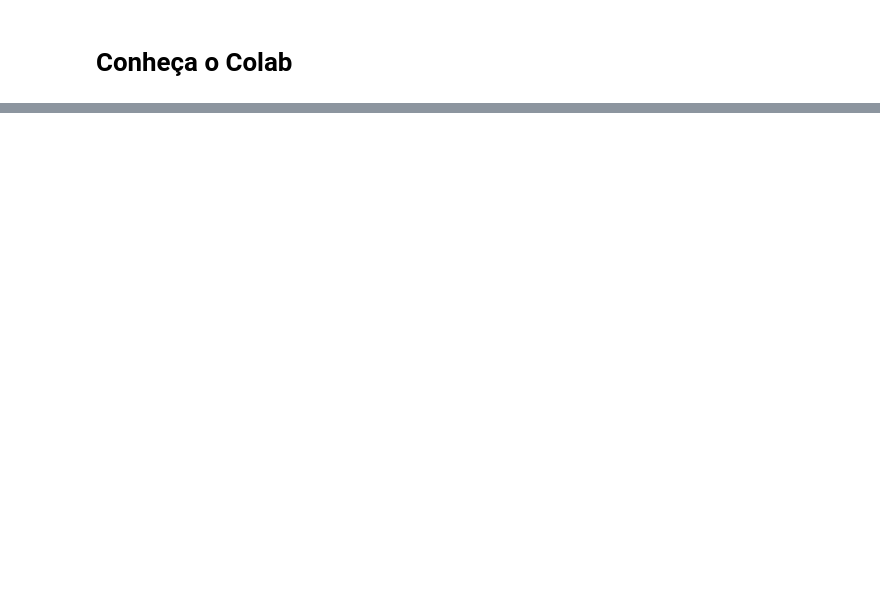
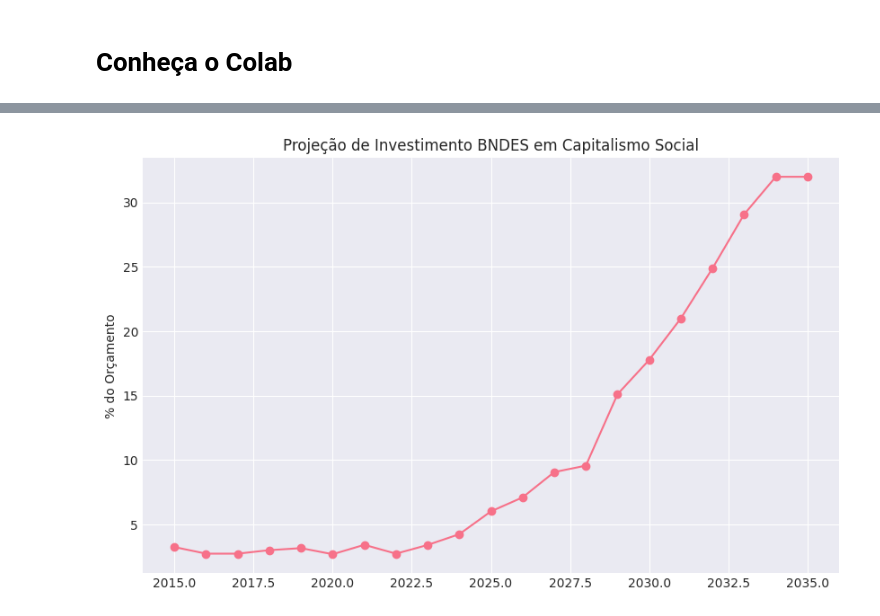
Before and after one commit to alineleandrooo/iCarbon, a Jupyter notebook: Conheça_o_Colab.ipynb, the cells around one changed output, grey strips where cells are left out. Cells and saved outputs as stored; diff of their text form; code cells hidden in the pictures; blank space fills up the shorter version.

```diff
--- a/Conheça_o_Colab.ipynb
+++ b/Conheça_o_Colab.ipynb
@@ -1713,0 +183,87 @@ Estes são alguns notebooks relacionados ao aprendizado de máquina, incluindo o
+# %%
+!pip install arch
+
+# =====================================================
+# ANÁLISE GARCH(1,1): INVESTIMENTO BNDES EM CAPITALISMO SOCIAL
+# Defavelização, Infraestrutura Tecnológica e Clusters de Acolhimento
+# Projeção: 3% → 10-30% em 10 anos | Mensuração de Externalidades
+# Google Colab Compatível
+# =====================================================
+
+import numpy as np
+import pandas as pd
+import matplotlib.pyplot as plt
+from scipy import stats
+from scipy.optimize import curve_fit
+from arch import arch_model
+from statsmodels.tsa.api import VAR
+from statsmodels.tsa.stattools import adfuller, grangercausalitytests
+from statsmodels.graphics.tsaplots import plot_acf, plot_pacf
+import seaborn as sns
+from sklearn.preprocessing import StandardScaler
+from sklearn.linear_model import LinearRegression
+import warnings
+warnings.filterwarnings('ignore')
+
+# Configuração de estilo
+plt.style.use('seaborn-v0_8-darkgrid')
+sns.set_palette("husl")
+plt.rcParams['font.family'] = 'DejaVu Sans'
+plt.rcParams['font.size'] = 10
+plt.rcParams['figure.figsize'] = (18, 12)
+plt.rcParams['figure.dpi'] = 100
+
+print("=" * 100)
+print("ANÁLISE GARCH(1,1): INVESTIMENTO DO BNDES EM CAPITALISMO SOCIAL")
+print("Defavelização | Infraestrutura Tecnológica | Clusters de Acolhimento")
+print("Projeção: Expansão de 3% → 10-30% em 10 anos")
+print("Mensuração de Externalidades Positivas e Impacto no IDH")
+print("=" * 100)
+
+# 1. DEFINIÇÃO DO MODELO E PARÂMETROS
+anos = np.arange(2015, 2036, 1)
+n = len(anos)
+
+# 1.1 Investimento BNDES
+investimento_bndes_base = np.zeros(n)
+for i, ano in enumerate(anos):
+    if ano <= 2023:
+        investimento_bndes_base[i] = 3.0
+    elif ano <= 2028:
+        investimento_bndes_base[i] = 3.0 + (ano - 2023) * 1.4
+    else:
+        investimento_bndes_base[i] = 10.0 + (ano - 2028) * 4.0
+
+investimento_bndes = np.clip(investimento_bndes_base + np.random.normal(0, 0.5, n), 2.5, 32)
+
+# 1.2 Outras Variáveis Sociais (Simuladas)
+infra_tecnologica = np.clip(25 + (anos - 2015) * 2.5 + 0.8 * (investimento_bndes - 3) + np.random.normal(0, 2, n), 20, 95)
+defavelizacao = np.clip(15 + (anos - 2015) * 1.2 + 1.2 * (investimento_bndes - 3) + np.random.normal(0, 1.5, n), 12, 75)
+externalidades = np.clip(30 + (anos - 2015) * 2.5 + 1.5 * (investimento_bndes - 3) + np.random.normal(0, 3, n), 28, 88)
+idh = np.clip(0.65 + (anos - 2015) * 0.008 + 0.002 * (externalidades - 30) + np.random.normal(0, 0.008, n), 0.63, 0.89)
+
+df = pd.DataFrame({
+    'Ano': anos,
+    'Investimento_BNDES': investimento_bndes,
+    'Infra_Tecnologica': infra_tecnologica,
+    'Defavelizacao': defavelizacao,
+    'IDH': idh,
+    'Externalidades_Sociais': externalidades
+})
+
+df['Retorno_Investimento'] = df['Investimento_BNDES'].pct_change() * 100
+df_clean = df.dropna()
+
+# 3. MODELO GARCH(1,1)
+print("\nMODELO GARCH(1,1) - ANÁLISE DE VOLATILIDADE")
+model_garch = arch_model(df_clean['Retorno_Investimento'], vol='Garch', p=1, q=1, dist='normal')
+results_garch = model_garch.fit(disp='off')
+print(results_garch.summary())
+
+# Plotagem básica para verificação
+plt.figure(figsize=(10, 6))
+plt.plot(df['Ano'], df['Investimento_BNDES'], marker='o')
+plt.title('Projeção de Investimento BNDES em Capitalismo Social')
+plt.ylabel('% do Orçamento')
+plt.show()
+# %% [output]
@@ -1713,0 +287 @@ Estes são alguns notebooks relacionados ao aprendizado de máquina, incluindo o
+[figure, added]
```
Also changed, not shown: parts of 88 cells of this notebook.
